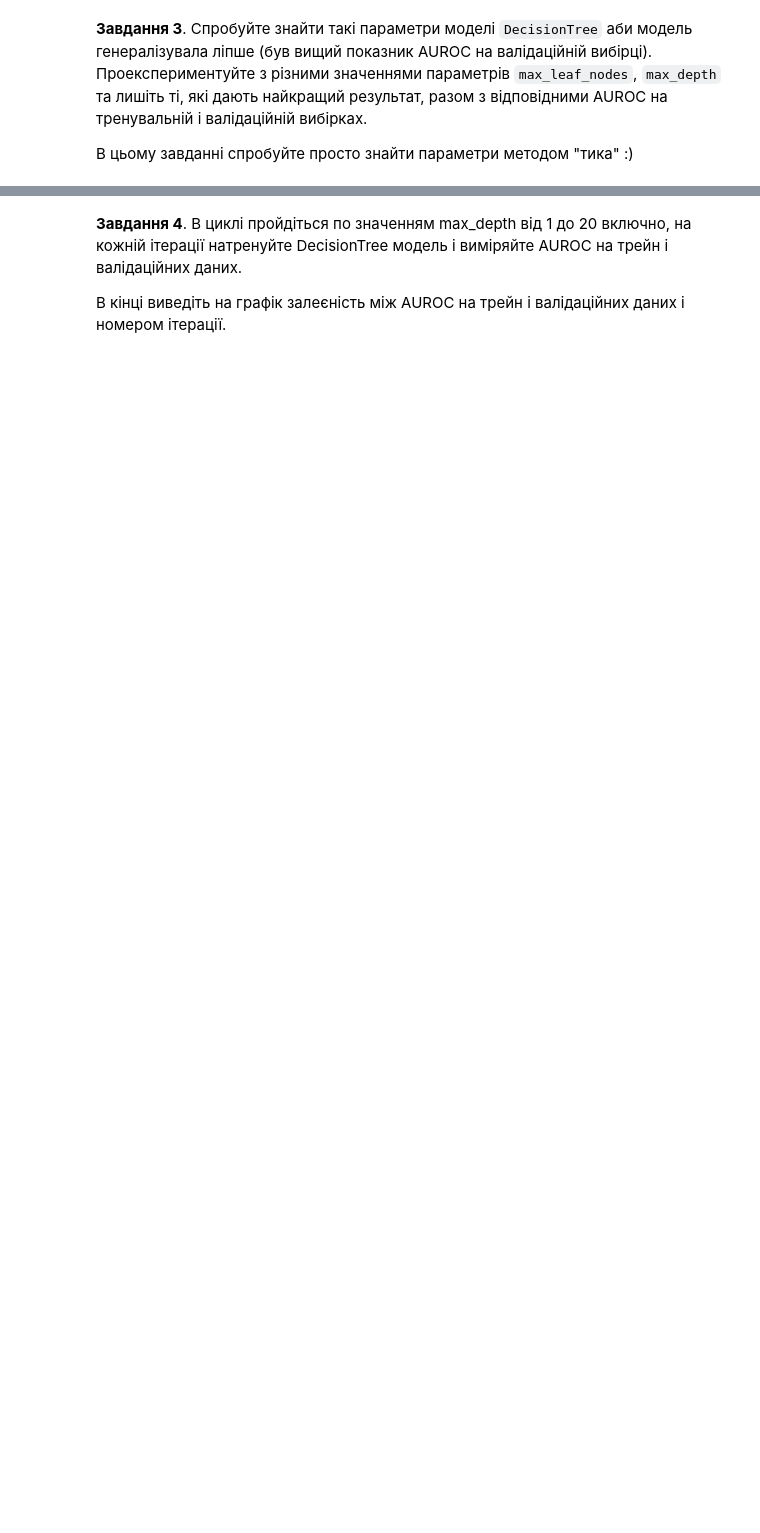
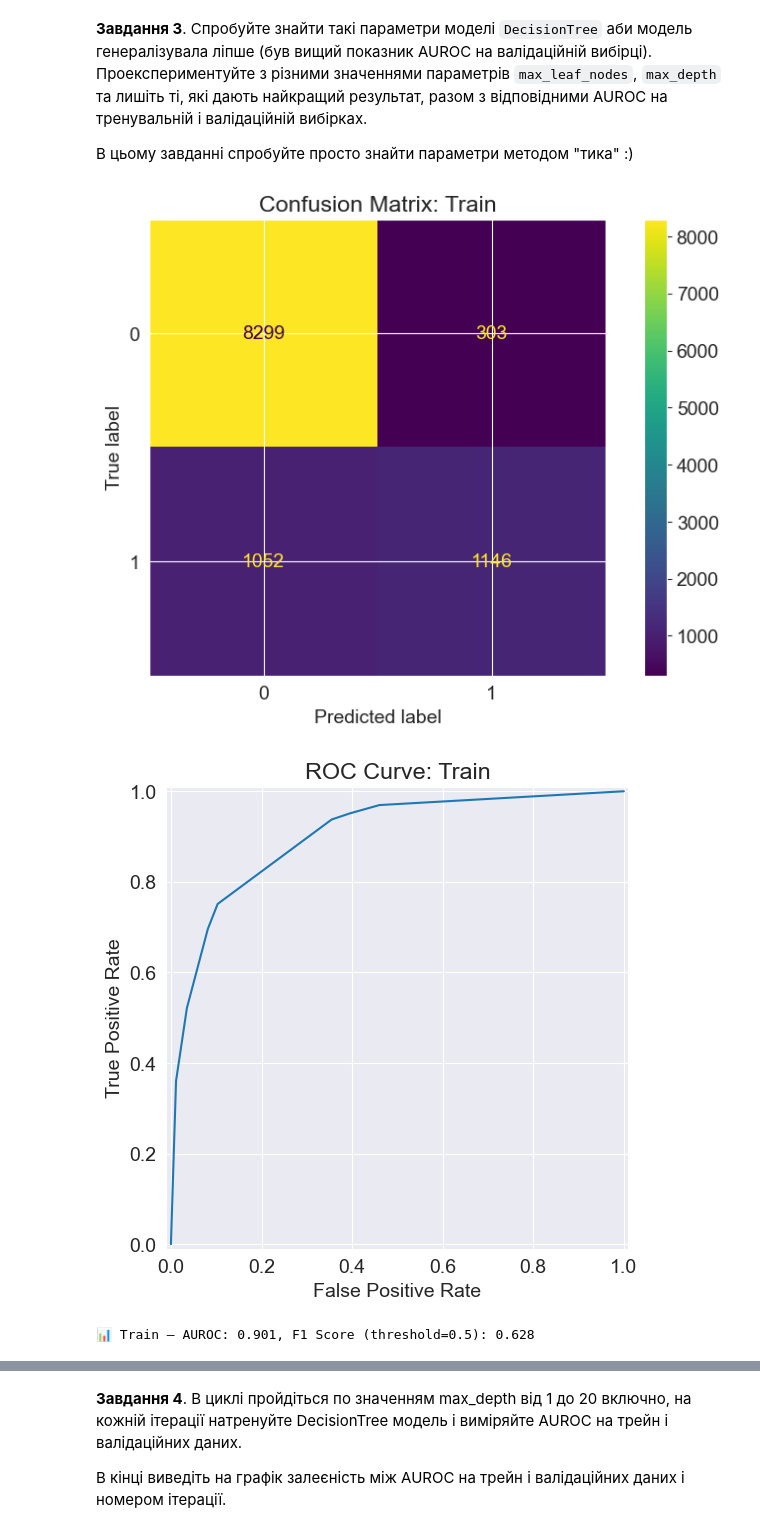
Before and after one commit to o-semenkova/ml_home_tasks, a Jupyter notebook: HW_2_3_Дерева_прийняття_рішень.ipynb, the cells around one changed output, grey strips where cells are left out. Saved outputs shown, nothing was run; the diff lists cells and outputs as text; code cells hidden in the pictures; blank space fills up the shorter version.

```diff
--- a/HW_2_3_Дерева_прийняття_рішень.ipynb
+++ b/HW_2_3_Дерева_прийняття_рішень.ipynb
@@ -118,3 +192,16 @@ evaluate_model_from_proba(test_targets, test_probs, 'Test')
 **Завдання 3**. Спробуйте знайти такі параметри моделі `DecisionTree` аби модель генералізувала ліпше (був вищий показник AUROC на валідаційній вибірці). Проекспериментуйте з різними значеннями параметрів `max_leaf_nodes`, `max_depth` та лишіть ті, які дають найкращий результат, разом з відповідними AUROC на тренувальній і валідаційній вибірках.
 
 В цьому завданні спробуйте просто знайти параметри методом "тика" :)
+# %%
+model = DecisionTreeClassifier(max_depth=3, random_state=42)
+model.fit(X_train, train_targets)
+
+train_probs = model.predict_proba(X_train)[:, 1]
+evaluate_model_from_proba(train_targets, train_probs, 'Train')
+
+test_probs = model.predict_proba(X_test)[:, 1]
+evaluate_model_from_proba(test_targets, test_probs, 'Test')
+# %% [output]
+[figure, added]
+[figure, added]
+📊 Train — AUROC: 0.901, F1 Score (threshold=0.5): 0.628
```
Also changed, not shown: parts of 20 cells of this notebook, 1 other file.
